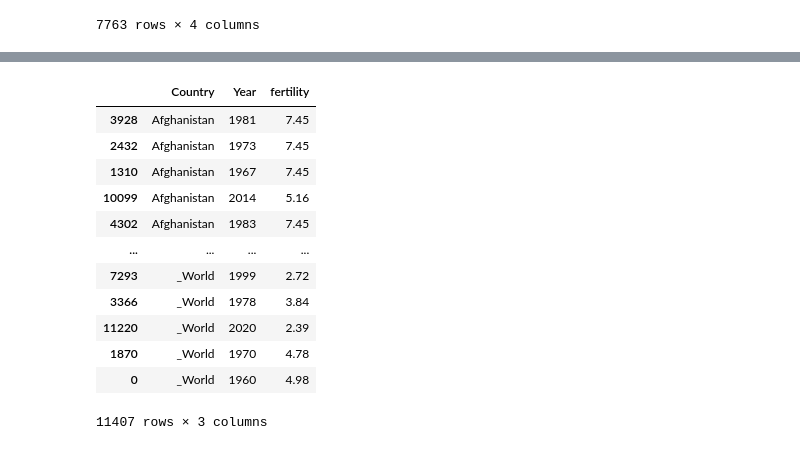
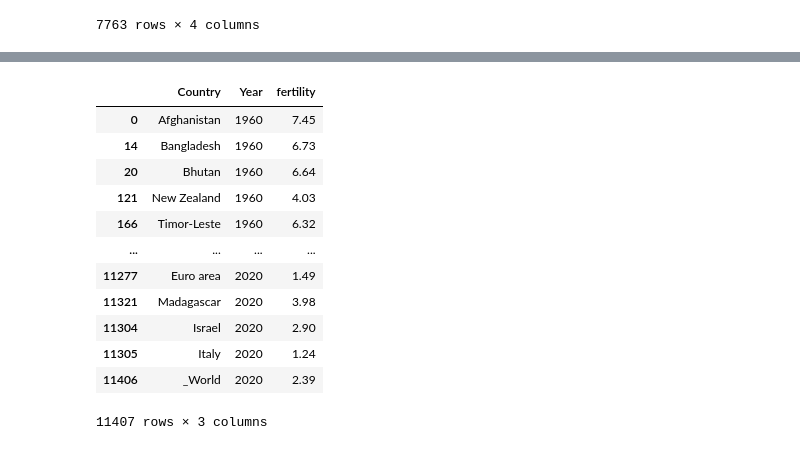
Before and after one commit to atifumacaxi/Fertility_and_Schooling, a Jupyter notebook: preprocessing.ipynb, the cells around one changed output, grey strips where cells are left out. Cells and saved outputs as stored; diff of their text form; code cells hidden in the pictures.

Commit message:
Clean dataset

```diff
--- a/preprocessing.ipynb
+++ b/preprocessing.ipynb
@@ -64,17 +59,18 @@ df_fertility.head()
 # %%
+#Sorting values by year in the fertility dataset
 df_fertility = df_fertility.sort_values(["Country"])
-df_fertility
+df_fertility.sort_values("Year")
 # %% [output]
 |  | Country | Year | fertility |
-| 3928 | Afghanistan | 1981 | 7.45 |
-| 2432 | Afghanistan | 1973 | 7.45 |
-| 1310 | Afghanistan | 1967 | 7.45 |
-| 10099 | Afghanistan | 2014 | 5.16 |
-| 4302 | Afghanistan | 1983 | 7.45 |
+| 0 | Afghanistan | 1960 | 7.45 |
+| 14 | Bangladesh | 1960 | 6.73 |
+| 20 | Bhutan | 1960 | 6.64 |
+| 121 | New Zealand | 1960 | 4.03 |
+| 166 | Timor-Leste | 1960 | 6.32 |
 | ... | ... | ... | ... |
-| 7293 | _World | 1999 | 2.72 |
-| 3366 | _World | 1978 | 3.84 |
-| 11220 | _World | 2020 | 2.39 |
-| 1870 | _World | 1970 | 4.78 |
-| 0 | _World | 1960 | 4.98 |
+| 11277 | Euro area | 2020 | 1.49 |
+| 11321 | Madagascar | 2020 | 3.98 |
+| 11304 | Israel | 2020 | 2.90 |
+| 11305 | Italy | 2020 | 1.24 |
+| 11406 | _World | 2020 | 2.39 |
 11407 rows × 3 columns
```
Also changed, not shown: parts of 15 cells of this notebook.
